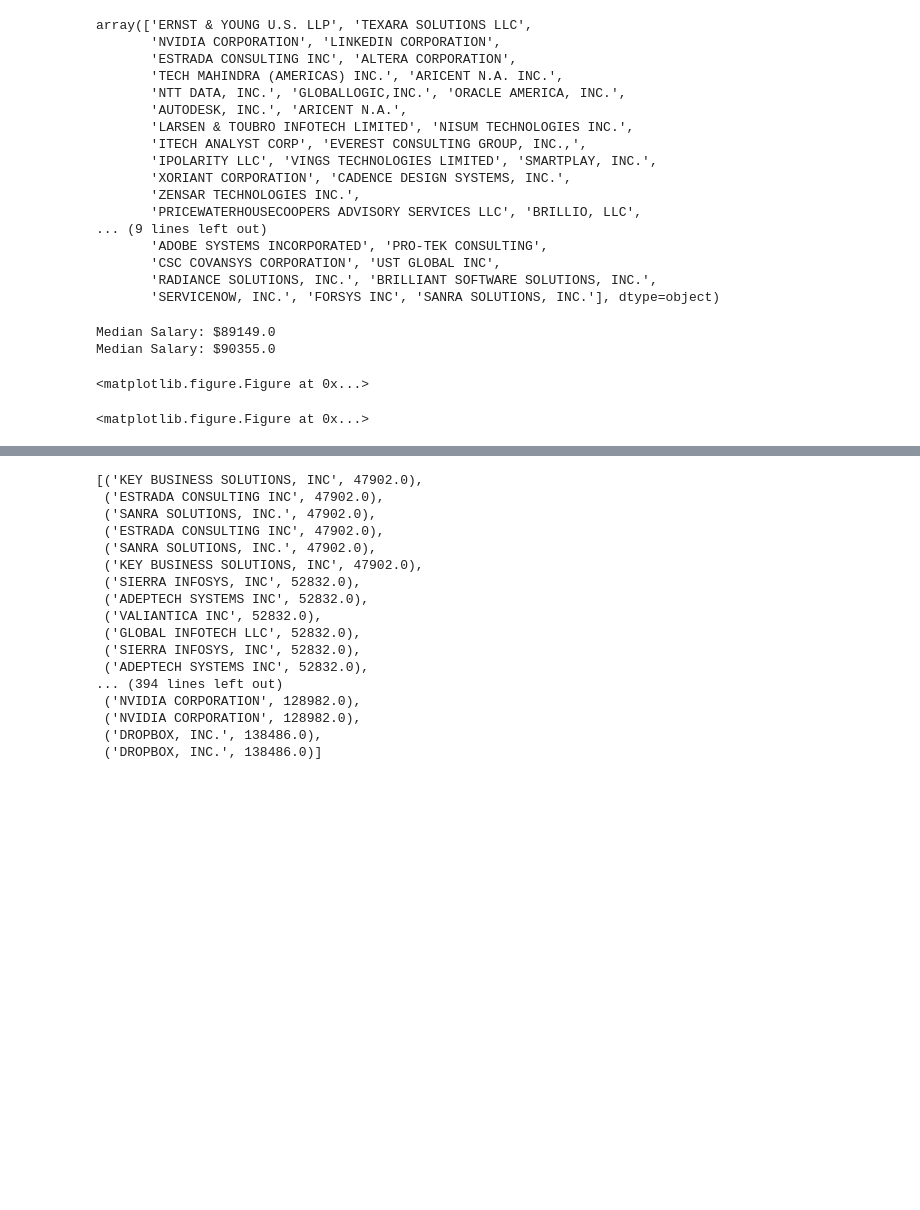
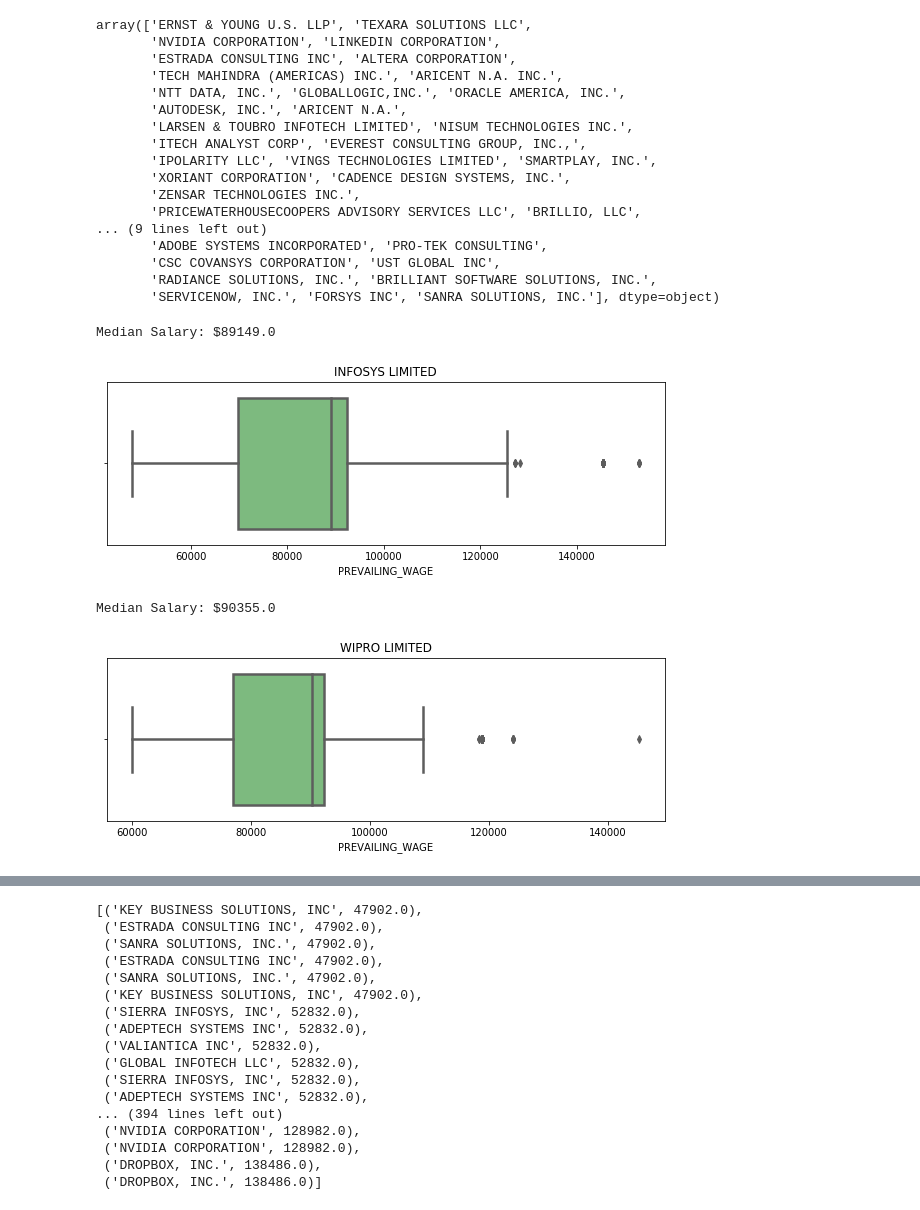
Before and after one commit to hirad-p/h1b-analysis, a Jupyter notebook: Cap-Exempt-Non-Cap-Exempt.ipynb, the cells around one changed output, grey strips where cells are left out. Saved outputs shown, nothing was run; the diff lists cells and outputs as text; code cells hidden in the pictures; blank space fills up the shorter version.

```diff
--- a/Cap-Exempt-Non-Cap-Exempt.ipynb
+++ b/Cap-Exempt-Non-Cap-Exempt.ipynb
@@ -159,20 +168,20 @@ between_5_and_19 = h1b_frame_cali_group.loc[h1b_frame_cali_group['Unnamed: 0'].b
 # %%
 mean_salaries = []
 
 for company in list(more_1000):
     all_counts = h1b_frame_cali.loc[h1b_frame_cali['EMPLOYER_NAME'] == company]
     median = all_counts['PREVAILING_WAGE'].median()
     print("Median Salary: $%s" % median)
     fig = plt.figure(figsize = (10, 3))
-    #ax = sns.boxplot(x='PREVAILING_WAGE', data=all_counts, linewidth=2.5, palette="Greens")
-    #ax.set_title(company)
-    #plt.show()
+    ax = sns.boxplot(x='PREVAILING_WAGE', data=all_counts, linewidth=2.5, palette="Greens")
+    ax.set_title(company)
+    plt.show()
     mean_salaries.append((company, median))
 # %% [output]
 Median Salary: $89149.0
-Median Salary: $90355.0
+[figure, added]
-<matplotlib.figure.Figure at 0x...>
+Median Salary: $90355.0
-<matplotlib.figure.Figure at 0x...>
+[figure, added]
 # %%
 for company in list(between_20_and_49):
     all_counts = h1b_frame_cali.loc[h1b_frame_cali['EMPLOYER_NAME'] == company]
```
Also changed, not shown: parts of 7 cells of this notebook, 1 other file.
